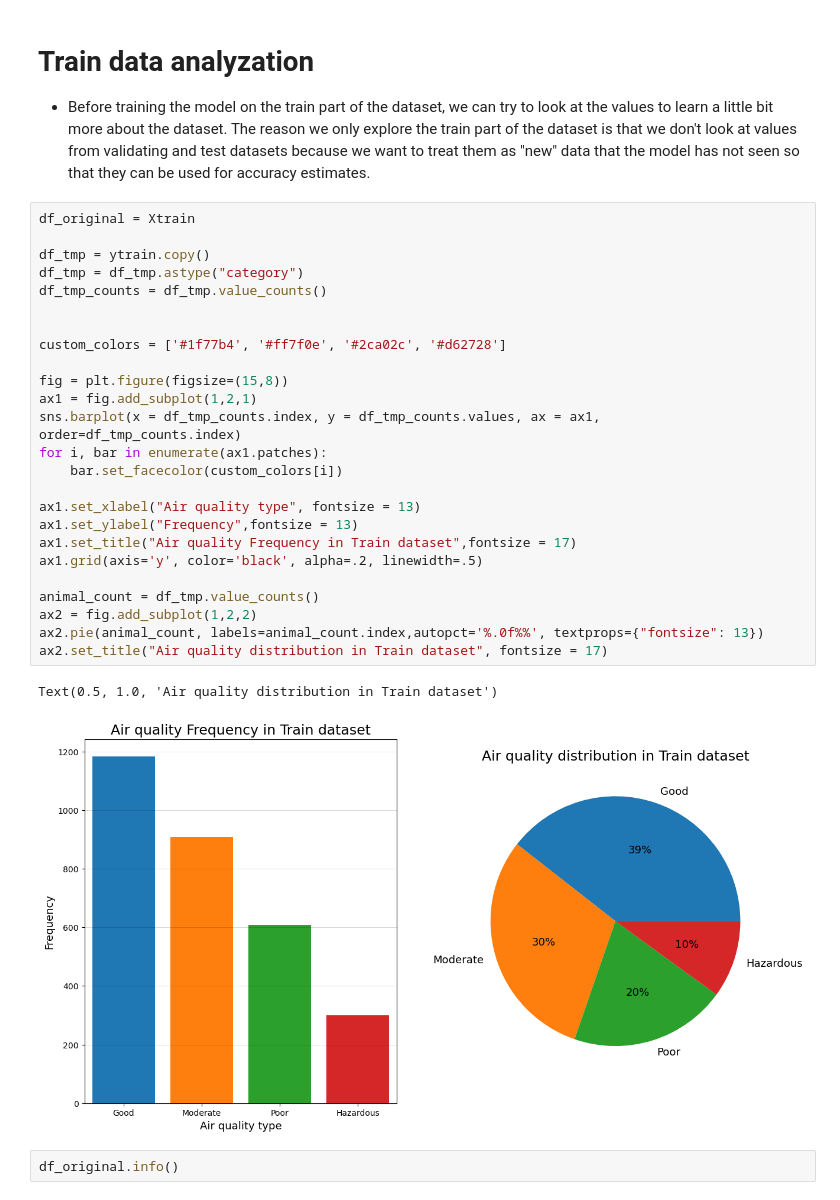
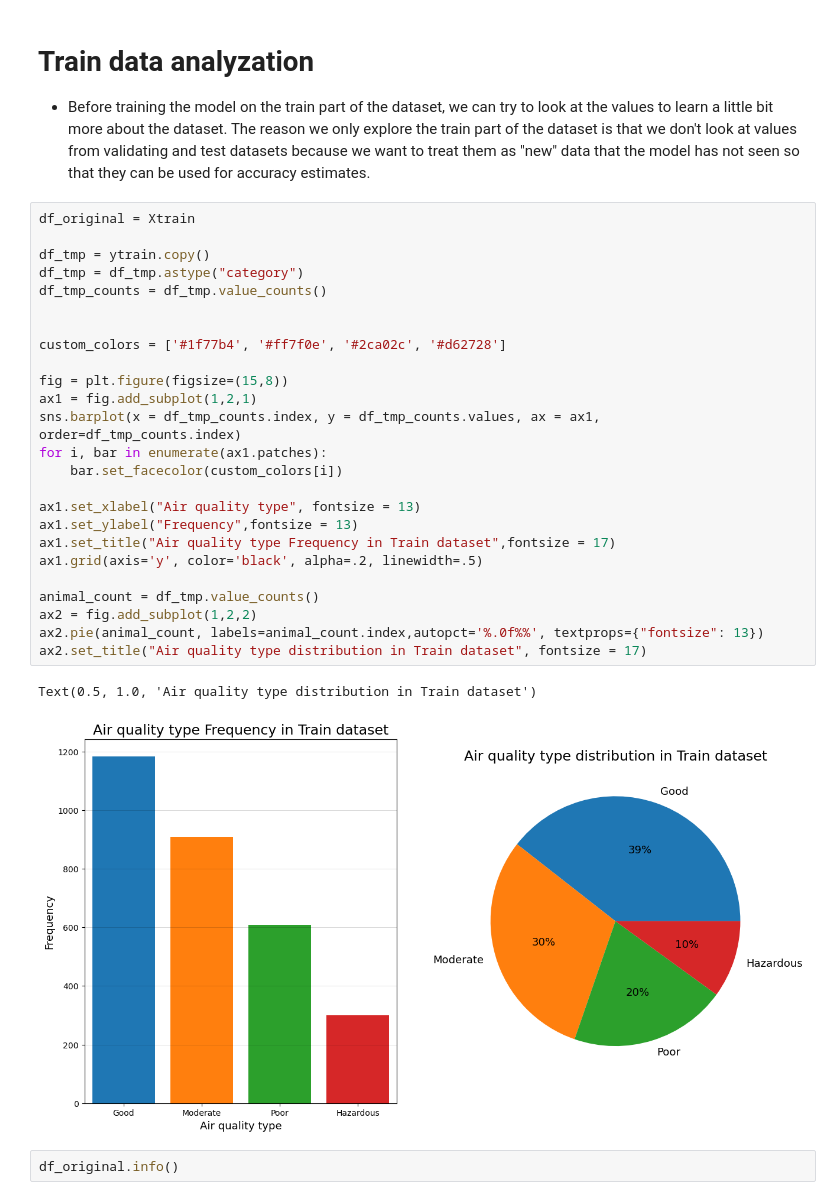
Before and after one commit to Ondralol/k-nearest-neighbours-article, a Jupyter notebook: main.ipynb, the cells around one changed output. Saved outputs shown, nothing was run; the diff lists cells and outputs as text.

```diff
--- a/main.ipynb
+++ b/main.ipynb
@@ -152,31 +153,31 @@ Dataset: data/data.csv | Target value: Air Quality | Seed: 42
 # %%
 df_original = Xtrain
 
 df_tmp = ytrain.copy()
 df_tmp = df_tmp.astype("category")
 df_tmp_counts = df_tmp.value_counts()
 
 
 custom_colors = ['#1f77b4', '#ff7f0e', '#2ca02c', '#d62728']
 
 fig = plt.figure(figsize=(15,8))
 ax1 = fig.add_subplot(1,2,1)
 sns.barplot(x = df_tmp_counts.index, y = df_tmp_counts.values, ax = ax1, order=df_tmp_counts.index)
 for i, bar in enumerate(ax1.patches):
     bar.set_facecolor(custom_colors[i])
 
 ax1.set_xlabel("Air quality type", fontsize = 13)
 ax1.set_ylabel("Frequency",fontsize = 13)
-ax1.set_title("Air quality Frequency in Train dataset",fontsize = 17)
+ax1.set_title("Air quality type Frequency in Train dataset",fontsize = 17)
 ax1.grid(axis='y', color='black', alpha=.2, linewidth=.5)
 
 animal_count = df_tmp.value_counts()
 ax2 = fig.add_subplot(1,2,2)
 ax2.pie(animal_count, labels=animal_count.index,autopct='%.0f%%', textprops={"fontsize": 13})
-ax2.set_title("Air quality distribution in Train dataset", fontsize = 17)
+ax2.set_title("Air quality type distribution in Train dataset", fontsize = 17)
 # %% [output]
-Text(0.5, 1.0, 'Air quality distribution in Train dataset')
+Text(0.5, 1.0, 'Air quality type distribution in Train dataset')
-[figure, old version]
+[figure, new version]
 # %%
 df_original.info()
 # %% [output]
```
Also changed, not shown: parts of 5 cells of this notebook, 34 other files.
